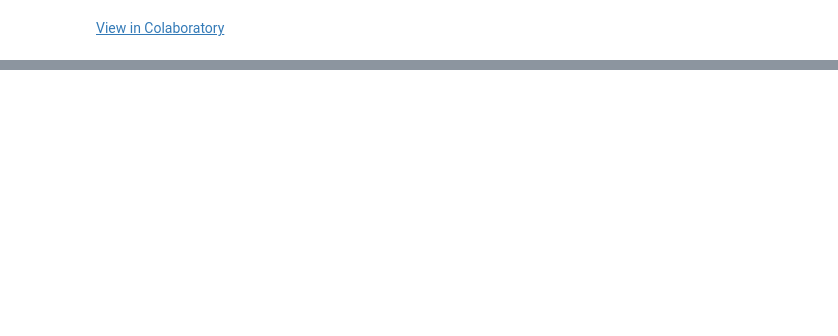
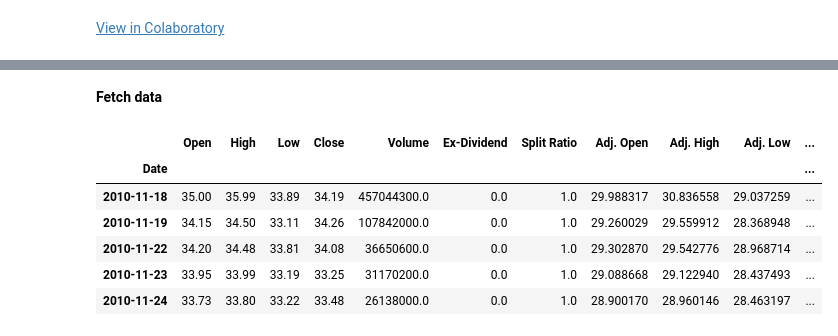
Before and after one commit to prasadjo/PythonTrial, a Jupyter notebook: TimeSeries.ipynb, the cells around one changed output, grey strips where cells are left out. Drawn from its saved outputs; the diff is of its cells as text; code cells hidden in the pictures; blank space fills up the shorter version.

```diff
--- a/TimeSeries.ipynb
+++ b/TimeSeries.ipynb
@@ -39,0 +39,17 @@ AuthenticationError: ignored
+# %% [markdown]
+**Fetch data**
+# %%
+# Retrieve TSLA data from Quandl
+tesla = quandl.get('WIKI/TSLA')
+
+# Retrieve the GM data from Quandl
+gm = quandl.get('WIKI/GM')
+gm.head(5)
+# %% [output]
+|  | Open | High | Low | Close | Volume | Ex-Dividend | Split Ratio | Adj. Open | Adj. High | Adj. Low | ... |
+| Date |  |  |  |  |  |  |  |  |  |  | ... |
+| 2010-11-18 | 35.00 | 35.99 | 33.89 | 34.19 | 457044300.0 | 0.0 | 1.0 | 29.988317 | 30.836558 | 29.037259 | ... |
+| 2010-11-19 | 34.15 | 34.50 | 33.11 | 34.26 | 107842000.0 | 0.0 | 1.0 | 29.260029 | 29.559912 | 28.368948 | ... |
+| 2010-11-22 | 34.20 | 34.48 | 33.81 | 34.08 | 36650600.0 | 0.0 | 1.0 | 29.302870 | 29.542776 | 28.968714 | ... |
+| 2010-11-23 | 33.95 | 33.99 | 33.19 | 33.25 | 31170200.0 | 0.0 | 1.0 | 29.088668 | 29.122940 | 28.437493 | ... |
+| 2010-11-24 | 33.73 | 33.80 | 33.22 | 33.48 | 26138000.0 | 0.0 | 1.0 | 28.900170 | 28.960146 | 28.463197 | ... |
```
Also changed, not shown: parts of 7 cells of this notebook.
